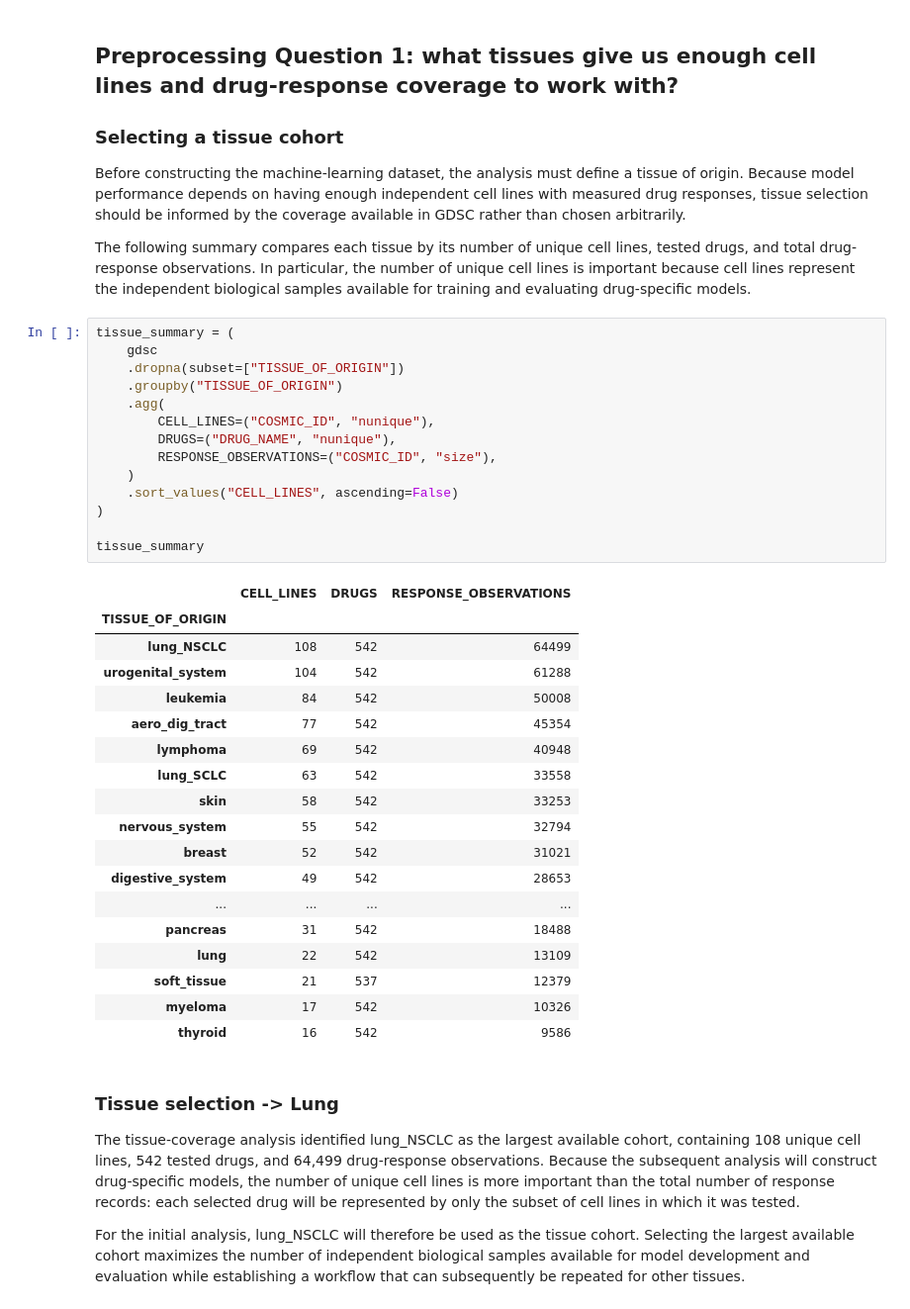
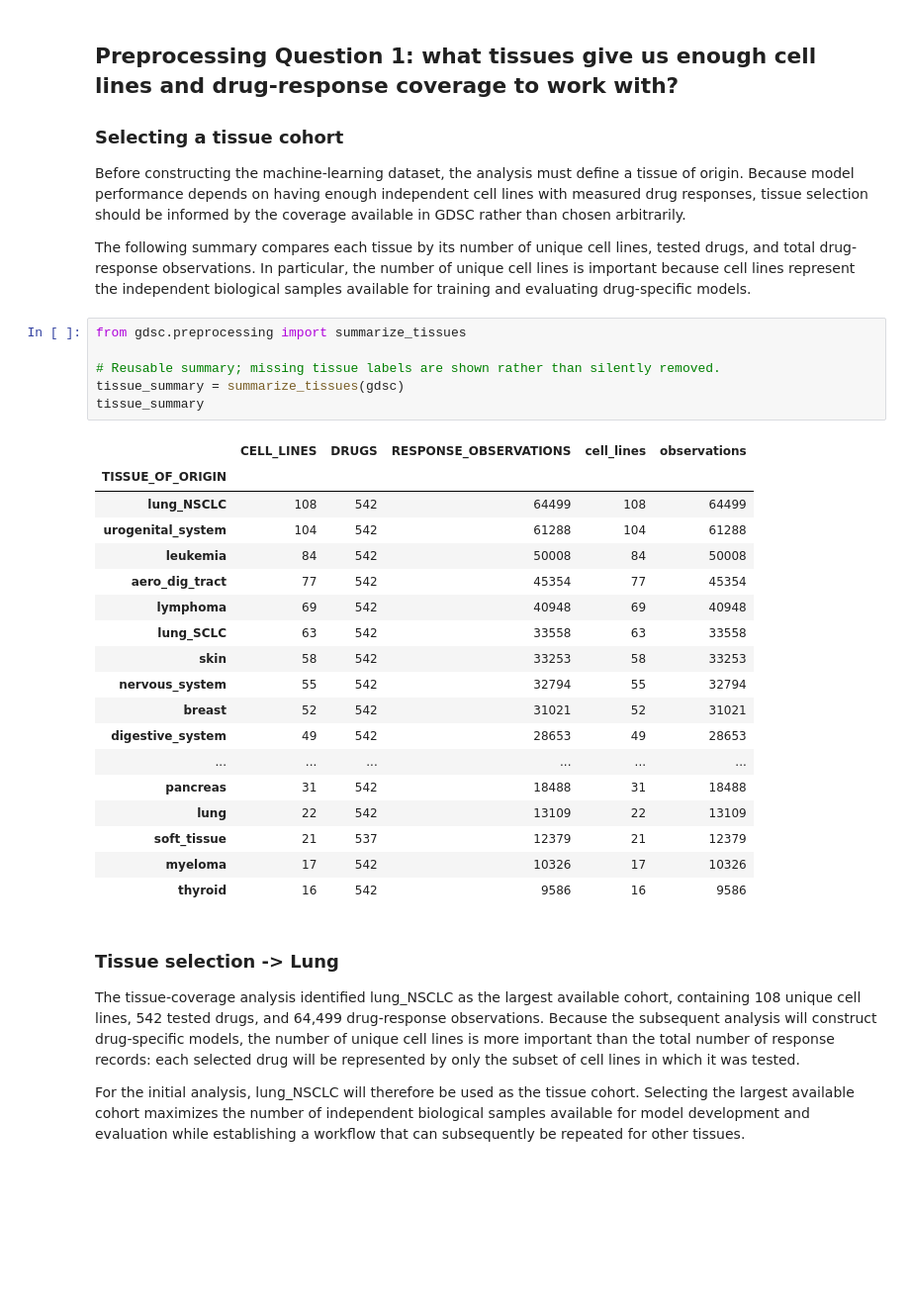
Before and after one commit to ajharris/gdsc-project, a Jupyter notebook: notebook/gdsc_drug_response.ipynb, the cells around one changed output. Shown at 99% size. Saved outputs shown, nothing was run; the diff lists cells and outputs as text; blank space fills up the shorter version.

```diff
--- a/notebook/gdsc_drug_response.ipynb
+++ b/notebook/gdsc_drug_response.ipynb
@@ -364,39 +364,31 @@ gdsc.head()
 Before constructing the machine-learning dataset, the analysis must define a tissue of origin. Because model performance depends on having enough independent cell lines with measured drug responses, tissue selection should be informed by the coverage available in GDSC rather than chosen arbitrarily.
 
 The following summary compares each tissue by its number of unique cell lines, tested drugs, and total drug-response observations. In particular, the number of unique cell lines is important because cell lines represent the independent biological samples available for training and evaluating drug-specific models.
-# %%
-tissue_summary = (
-    gdsc
-    .dropna(subset=["TISSUE_OF_ORIGIN"])
-    .groupby("TISSUE_OF_ORIGIN")
-    .agg(
-        CELL_LINES=("COSMIC_ID", "nunique"),
-        DRUGS=("DRUG_NAME", "nunique"),
-        RESPONSE_OBSERVATIONS=("COSMIC_ID", "size"),
-    )
-    .sort_values("CELL_LINES", ascending=False)
-)
-
-tissue_summary
-# %% [output]
-|  | CELL_LINES | DRUGS | RESPONSE_OBSERVATIONS |
-| TISSUE_OF_ORIGIN |  |  |  |
-| lung_NSCLC | 108 | 542 | 64499 |
-| urogenital_system | 104 | 542 | 61288 |
-| leukemia | 84 | 542 | 50008 |
-| aero_dig_tract | 77 | 542 | 45354 |
-| lymphoma | 69 | 542 | 40948 |
-| lung_SCLC | 63 | 542 | 33558 |
-| skin | 58 | 542 | 33253 |
-| nervous_system | 55 | 542 | 32794 |
-| breast | 52 | 542 | 31021 |
-| digestive_system | 49 | 542 | 28653 |
-| ... | ... | ... | ... |
-| pancreas | 31 | 542 | 18488 |
-| lung | 22 | 542 | 13109 |
-| soft_tissue | 21 | 537 | 12379 |
-| myeloma | 17 | 542 | 10326 |
-| thyroid | 16 | 542 | 9586 |
+# %%
+from gdsc.preprocessing import summarize_tissues
+
+# Reusable summary; missing tissue labels are shown rather than silently removed.
+tissue_summary = summarize_tissues(gdsc)
+tissue_summary
+# %% [output]
+|  | CELL_LINES | DRUGS | RESPONSE_OBSERVATIONS | cell_lines | observations |
+| TISSUE_OF_ORIGIN |  |  |  |  |  |
+| lung_NSCLC | 108 | 542 | 64499 | 108 | 64499 |
+| urogenital_system | 104 | 542 | 61288 | 104 | 61288 |
+| leukemia | 84 | 542 | 50008 | 84 | 50008 |
+| aero_dig_tract | 77 | 542 | 45354 | 77 | 45354 |
+| lymphoma | 69 | 542 | 40948 | 69 | 40948 |
+| lung_SCLC | 63 | 542 | 33558 | 63 | 33558 |
+| skin | 58 | 542 | 33253 | 58 | 33253 |
+| nervous_system | 55 | 542 | 32794 | 55 | 32794 |
+| breast | 52 | 542 | 31021 | 52 | 31021 |
+| digestive_system | 49 | 542 | 28653 | 49 | 28653 |
+| ... | ... | ... | ... | ... | ... |
+| pancreas | 31 | 542 | 18488 | 31 | 18488 |
+| lung | 22 | 542 | 13109 | 22 | 13109 |
+| soft_tissue | 21 | 537 | 12379 | 21 | 12379 |
+| myeloma | 17 | 542 | 10326 | 17 | 10326 |
+| thyroid | 16 | 542 | 9586 | 16 | 9586 |
 # %% [markdown]
 ### Tissue selection -> Lung
 
```
Also changed, not shown: parts of 4 cells of this notebook, 4 other files.
